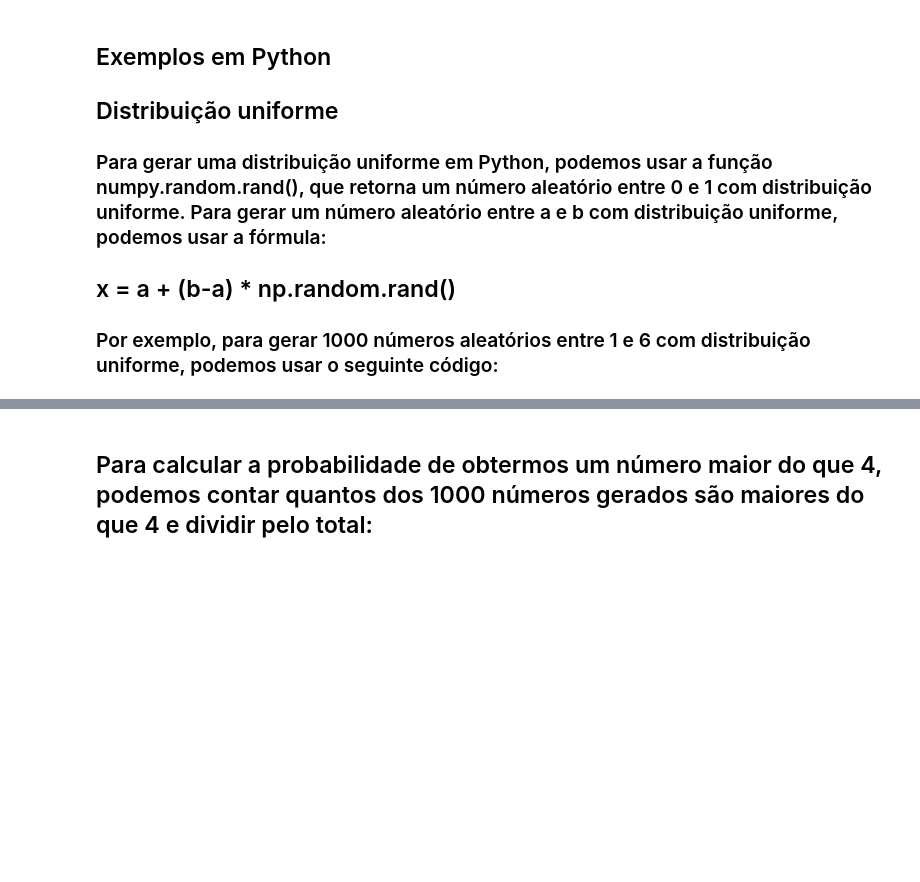
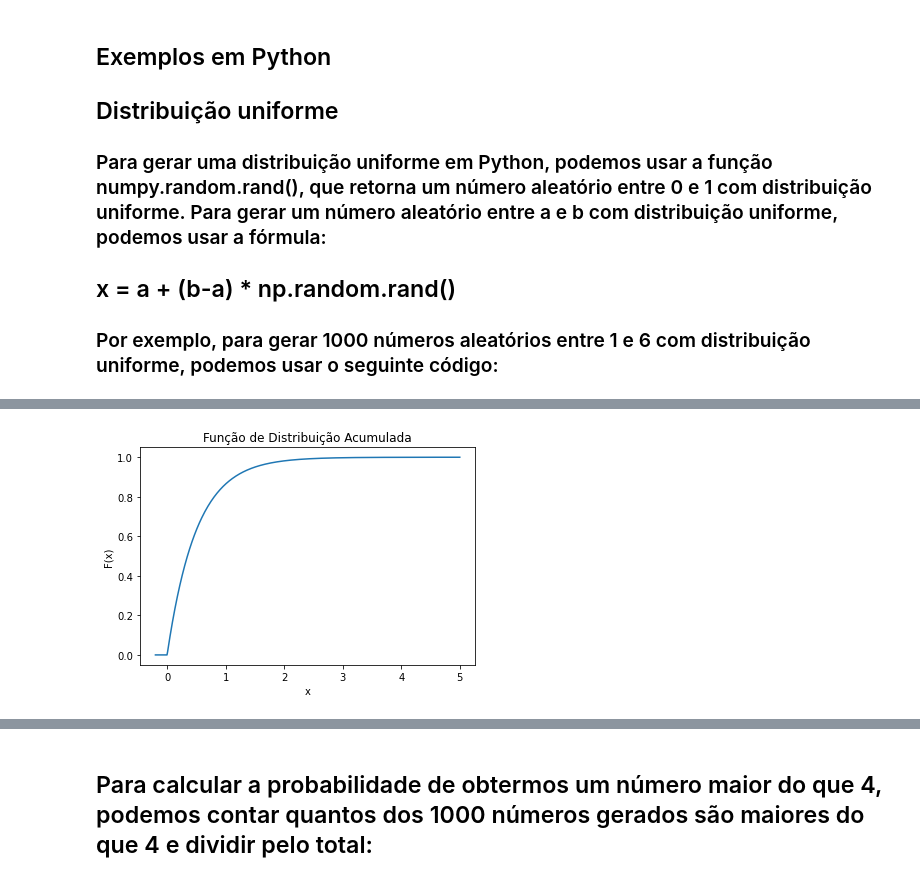
Before and after one commit to FilipeSCampos/Probabilidade, a Jupyter notebook: probabilidade.ipynb, the cells around one changed output, grey strips where cells are left out. Saved outputs shown, nothing was run; the diff lists cells and outputs as text; code cells hidden in the pictures; blank space fills up the shorter version.

```diff
--- a/probabilidade.ipynb
+++ b/probabilidade.ipynb
@@ -80,0 +240,20 @@ dados_uniforme = 1 + 5 * np.random.rand(1000)
+# %%
+import matplotlib.pyplot as plt
+import numpy as np
+
+def exp_cdf(x, lam):
+    if x < 0:
+        return 0
+    else:
+        return 1 - np.exp(-lam * x)
+
+x_vals = np.linspace(-0.2, 5, 500)
+y_vals = [exp_cdf(x, 2) for x in x_vals]
+
+plt.plot(x_vals, y_vals)
+plt.title("Função de Distribuição Acumulada")
+plt.xlabel("x")
+plt.ylabel("F(x)")
+plt.show()
+# %% [output]
+[figure, added]
```
Also changed, not shown: parts of 19 cells of this notebook.
